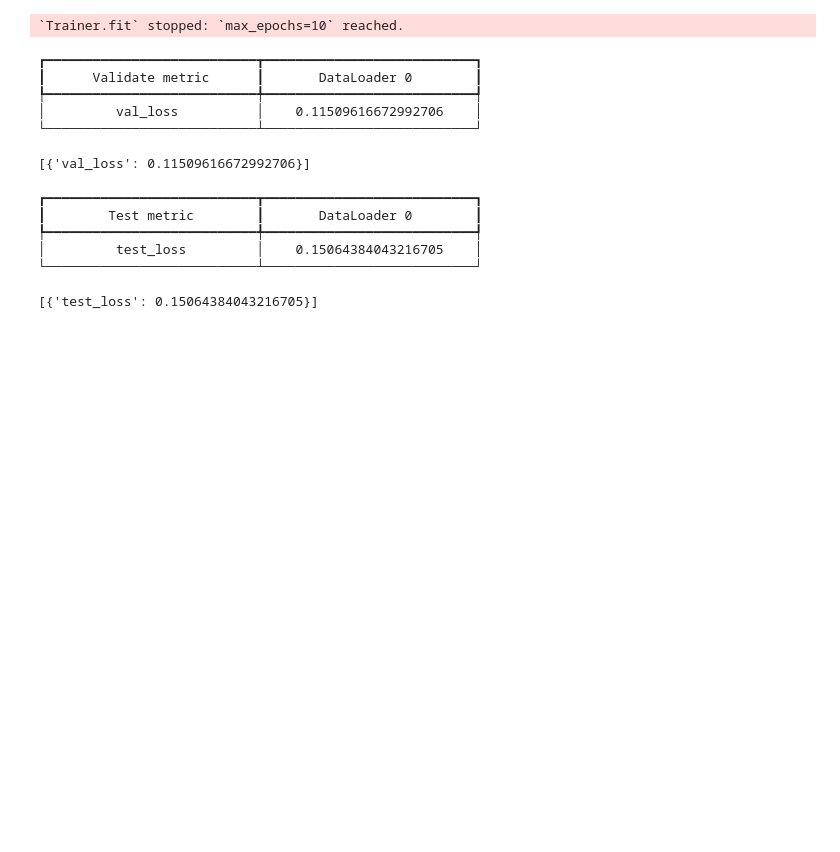
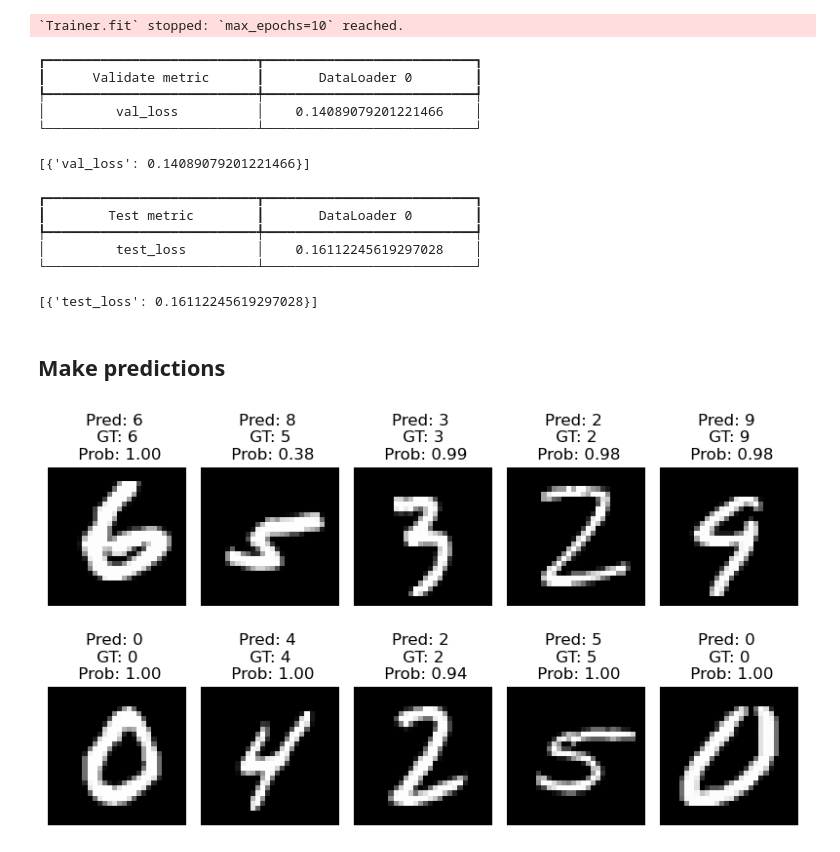
Before and after one commit to ThoAus/learn-ligthning, a Jupyter notebook: 01_MNIST/04_MNIST_code_restructured.ipynb, the cells around one changed output. Drawn from its saved outputs; the diff is of its cells as text; code cells hidden in the pictures; blank space fills up the shorter version.

Commit message:
Remove unnecessary data files, prediction with model

```diff
--- a/01_MNIST/04_MNIST_code_restructured.ipynb
+++ b/01_MNIST/04_MNIST_code_restructured.ipynb
@@ -66,6 +73,8 @@ class MnistDataModule(L.LightningDataModule):
             transform=transforms.ToTensor(),
             download=False,
         )
+        # Create a small dataset for prediction, which is a subset of the test dataset
+        _, self.pred_ds = random_split(self.test_ds, [9900, 100])
 
     def train_dataloader(self):
         return DataLoader(
@@ -93,6 +102,15 @@ class MnistDataModule(L.LightningDataModule):
             shuffle=False,
             persistent_workers=True,        # Considered to speed up the dataloader worker initialization
         )
+
+    def predict_dataloader(self):
+        return DataLoader(
+            self.pred_ds,
+            batch_size=100,                 # set the batch size to 100 for prediction
+            num_workers=self.num_workers,
+            shuffle=False,
+            persistent_workers=True,        # Considered to speed up the dataloader worker initialization
+        )
 # %% [markdown]
 ## Model
 Using the LightningModule
@@ -151,8 +169,8 @@ class FCM(L.LightningModule):
         x, y = batch
         x = x.reshape(x.size(0), -1)
         scores = self.forward(x)
-        preds = torch.argmax(scores, dim=1)
-        return preds
+        # preds = torch.argmax(scores, dim=1)
+        return scores                                 # Return the scores for further processing
 
     def configure_optimizers(self):
         return optim.Adam(self.parameters(), lr=self.lr)
@@ -230,8 +255,8 @@ dm = MnistDataModule(data_dir=DATA_DIR,
                      num_workers=NUM_WORKERS,
                      )
 # %%
-trainer = L.Trainer(accelerator=ACCELERATOR,
-                    devices=DEVICES,
+trainer = L.Trainer(# accelerator=ACCELERATOR,
+                    # devices=DEVICES,
                     max_epochs=NUM_EPOCHS,
                     # precision=PRECISION,
                     # profiler="simple",      # profiler to check for bottlenecks
@@ -262,15 +287,17 @@ trainer.validate(model, dm)
 ┏━━━━━━━━━━━━━━━━━━━━━━━━━━━┳━━━━━━━━━━━━━━━━━━━━━━━━━━━┓
 ┃      Validate metric      ┃       DataLoader 0        ┃
 ┡━━━━━━━━━━━━━━━━━━━━━━━━━━━╇━━━━━━━━━━━━━━━━━━━━━━━━━━━┩
-│         val_loss          │    0.11509616672992706    │
+│         val_loss          │    0.14089079201221466    │
 └───────────────────────────┴───────────────────────────┘
-[{'val_loss': 0.11509616672992706}]
+[{'val_loss': 0.14089079201221466}]
 # %%
 trainer.test(model, dm)
 # %% [output]
 ┏━━━━━━━━━━━━━━━━━━━━━━━━━━━┳━━━━━━━━━━━━━━━━━━━━━━━━━━━┓
 ┃        Test metric        ┃       DataLoader 0        ┃
 ┡━━━━━━━━━━━━━━━━━━━━━━━━━━━╇━━━━━━━━━━━━━━━━━━━━━━━━━━━┩
-│         test_loss         │    0.15064384043216705    │
+│         test_loss         │    0.16112245619297028    │
 └───────────────────────────┴───────────────────────────┘
-[{'test_loss': 0.15064384043216705}]
+[{'test_loss': 0.16112245619297028}]
+# %% [markdown]
+## Make predictions
@@ -276,0 +309,14 @@ trainer.test(model, dm)
+# %%
+# Plot the first 10 images and their predictions and ground truth
+# Show also the softmax probability of the prediction
+
+fig, axs = plt.subplots(2, 5, figsize=(8, 5))
+for i in range(10):
+    ax = axs[i // 5, i % 5]
+    ax.imshow(dm.pred_ds[i][0].squeeze(), cmap="gray")
+    ax.set_title(f"Pred: {np.argmax(predictions[i])} \n GT: {dm.pred_ds[i][1]} \n Prob: {torch.max(F.softmax(predictions[i], dim=0)):.2f}")
+    ax.axis("off")
+plt.tight_layout()
+plt.show()
+# %% [output]
+[figure, added]
```
Also changed, not shown: parts of 5 cells of this notebook, 6 other files.
